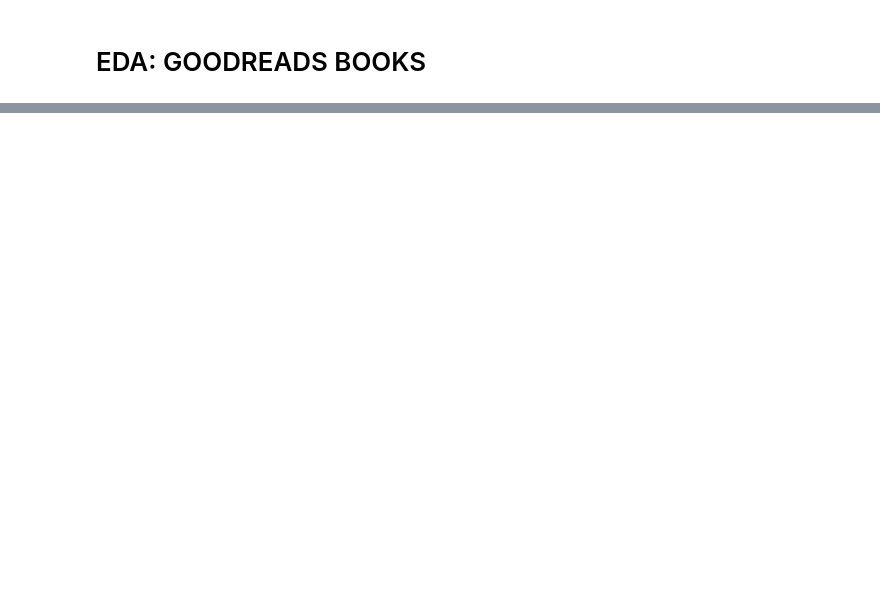
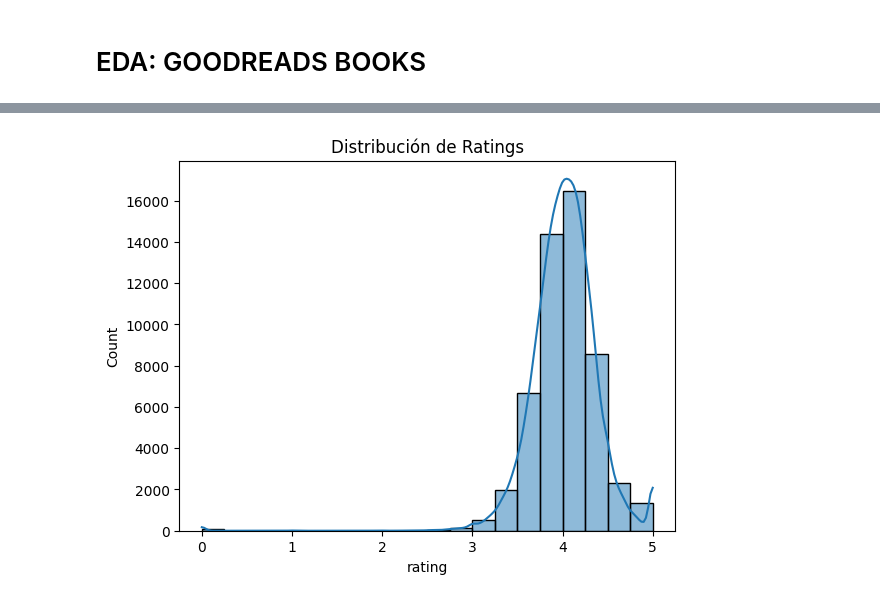
Before and after one commit to fgoiri/2026-02-BILBAO-FT-Data-Science, a Jupyter notebook: 2-Data_Analysis/EDA/EDA Goodreads/EDA_Books.ipynb, the cells around one changed output, grey strips where cells are left out. Drawn from its saved outputs; the diff is of its cells as text; code cells hidden in the pictures; blank space fills up the shorter version.

```diff
--- a/2-Data_Analysis/EDA/EDA Goodreads/EDA_Books.ipynb
+++ b/2-Data_Analysis/EDA/EDA Goodreads/EDA_Books.ipynb
@@ -28,6 +52,6 @@ df.head(10)
 # %%
 # Eliminar las columnas que no me sirven para el análisis:
-df = df.drop(columns=['bookId','description','isbn','characters','coverImg'])
+df = df.drop(columns=['bookId','description','isbn','characters','coverImg','setting'])
 # %%
 df.isnull().sum()
 # %% [output]
@@ -50,7 +77,7 @@ price               14365
 dtype: int64
 # %%
 # Eliminar las columnas con muchos nulos:
-df = df.drop(columns=['series','edition','firstPublishDate'])
+df = df.drop(columns=['edition','firstPublishDate','price'])
 # %%
 df.isnull().sum()
 # %% [output]
@@ -74,0 +122,4 @@ dtype: int64
+# %%
+# Cambiar el tipo de dato de la columna 'pages' a numérico:
+df['pages'] = pd.to_numeric(df['pages'], errors='coerce')
+df.info()
@@ -74,0 +215,16 @@ dtype: int64
+# %%
+# Quitar formatos que no son válidos para el análisis, como audiolibros, libros de texto, etc.:
+formatos_validos = [
+    'Paperback',
+    'Hardcover',
+    'Kindle Edition',
+    'Mass Market Paperback',
+    'ebook',
+    'Nook',
+    'Trade Paperback',
+    'Library Binding',
+]
+
+df = df[df['bookFormat'].isin(formatos_validos)]
+print(f"Filas restantes: {len(df)}")
+print(df['bookFormat'].value_counts())
@@ -74,0 +274,6 @@ dtype: int64
+# %%
+sns.histplot(df['rating'], bins=20, kde=True)
+plt.title("Distribución de Ratings")
+plt.show()
+# %% [output]
+[figure, added]
```
Also changed, not shown: parts of 17 cells of this notebook, 4 other files.
